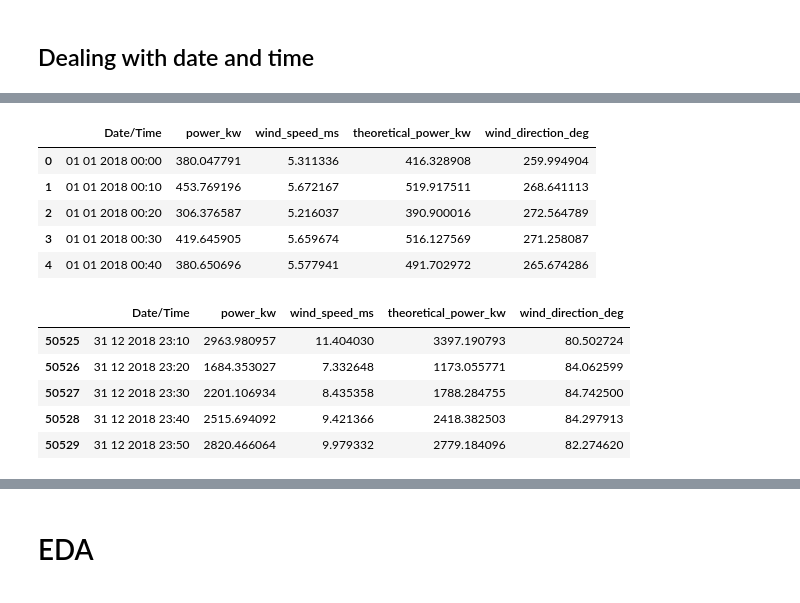
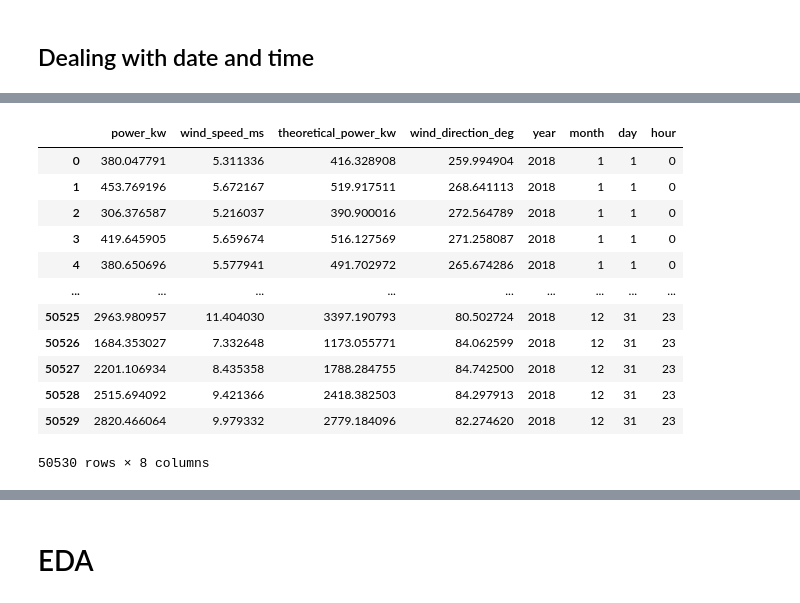
Before and after one commit to amrhkm/wind-turbine-power-prediction, a Jupyter notebook: train/palingperform.ipynb, the cells around one changed output, grey strips where cells are left out. Drawn from its saved outputs; the diff is of its cells as text; code cells hidden in the pictures.

```diff
--- a/train/palingperform.ipynb
+++ b/train/palingperform.ipynb
@@ -236,18 +254,16 @@ Outliers for wind_direction_deg : (0, 5)
 # %%
-df.head()
+df
 # %% [output]
-|  | Date/Time | power_kw | wind_speed_ms | theoretical_power_kw | wind_direction_deg |
-| 0 | 01 01 2018 00:00 | 380.047791 | 5.311336 | 416.328908 | 259.994904 |
-| 1 | 01 01 2018 00:10 | 453.769196 | 5.672167 | 519.917511 | 268.641113 |
-| 2 | 01 01 2018 00:20 | 306.376587 | 5.216037 | 390.900016 | 272.564789 |
-| 3 | 01 01 2018 00:30 | 419.645905 | 5.659674 | 516.127569 | 271.258087 |
-| 4 | 01 01 2018 00:40 | 380.650696 | 5.577941 | 491.702972 | 265.674286 |
+|  | power_kw | wind_speed_ms | theoretical_power_kw | wind_direction_deg | year | month | day | hour |
+| 0 | 380.047791 | 5.311336 | 416.328908 | 259.994904 | 2018 | 1 | 1 | 0 |
+| 1 | 453.769196 | 5.672167 | 519.917511 | 268.641113 | 2018 | 1 | 1 | 0 |
+| 2 | 306.376587 | 5.216037 | 390.900016 | 272.564789 | 2018 | 1 | 1 | 0 |
+| 3 | 419.645905 | 5.659674 | 516.127569 | 271.258087 | 2018 | 1 | 1 | 0 |
+| 4 | 380.650696 | 5.577941 | 491.702972 | 265.674286 | 2018 | 1 | 1 | 0 |
+| ... | ... | ... | ... | ... | ... | ... | ... | ... |
+| 50525 | 2963.980957 | 11.404030 | 3397.190793 | 80.502724 | 2018 | 12 | 31 | 23 |
+| 50526 | 1684.353027 | 7.332648 | 1173.055771 | 84.062599 | 2018 | 12 | 31 | 23 |
+| 50527 | 2201.106934 | 8.435358 | 1788.284755 | 84.742500 | 2018 | 12 | 31 | 23 |
+| 50528 | 2515.694092 | 9.421366 | 2418.382503 | 84.297913 | 2018 | 12 | 31 | 23 |
+| 50529 | 2820.466064 | 9.979332 | 2779.184096 | 82.274620 | 2018 | 12 | 31 | 23 |
+50530 rows × 8 columns
-# %%
-df.tail()
-# %% [output]
-|  | Date/Time | power_kw | wind_speed_ms | theoretical_power_kw | wind_direction_deg |
-| 50525 | 31 12 2018 23:10 | 2963.980957 | 11.404030 | 3397.190793 | 80.502724 |
-| 50526 | 31 12 2018 23:20 | 1684.353027 | 7.332648 | 1173.055771 | 84.062599 |
-| 50527 | 31 12 2018 23:30 | 2201.106934 | 8.435358 | 1788.284755 | 84.742500 |
-| 50528 | 31 12 2018 23:40 | 2515.694092 | 9.421366 | 2418.382503 | 84.297913 |
-| 50529 | 31 12 2018 23:50 | 2820.466064 | 9.979332 | 2779.184096 | 82.274620 |
```
Also changed, not shown: parts of 15 cells of this notebook.
